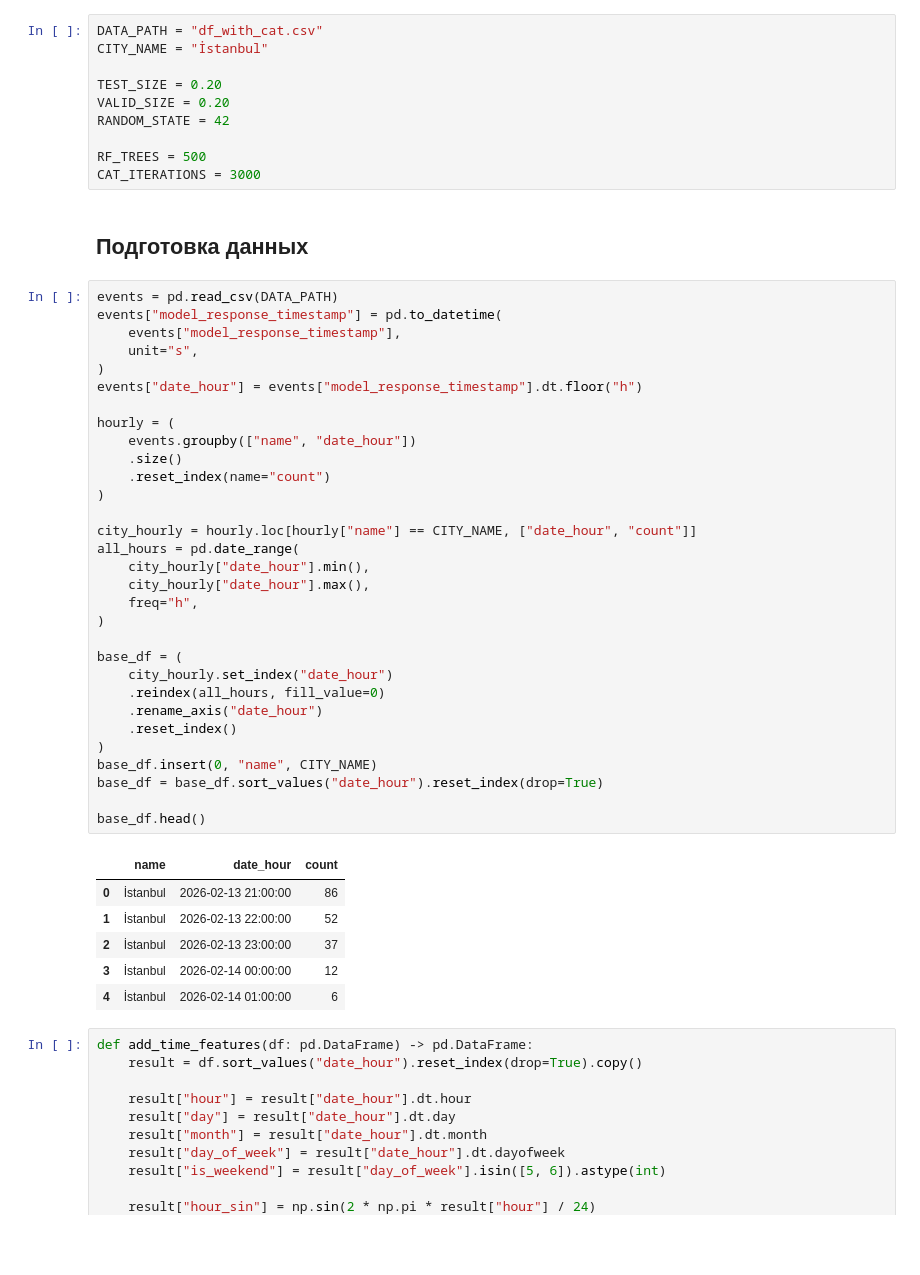
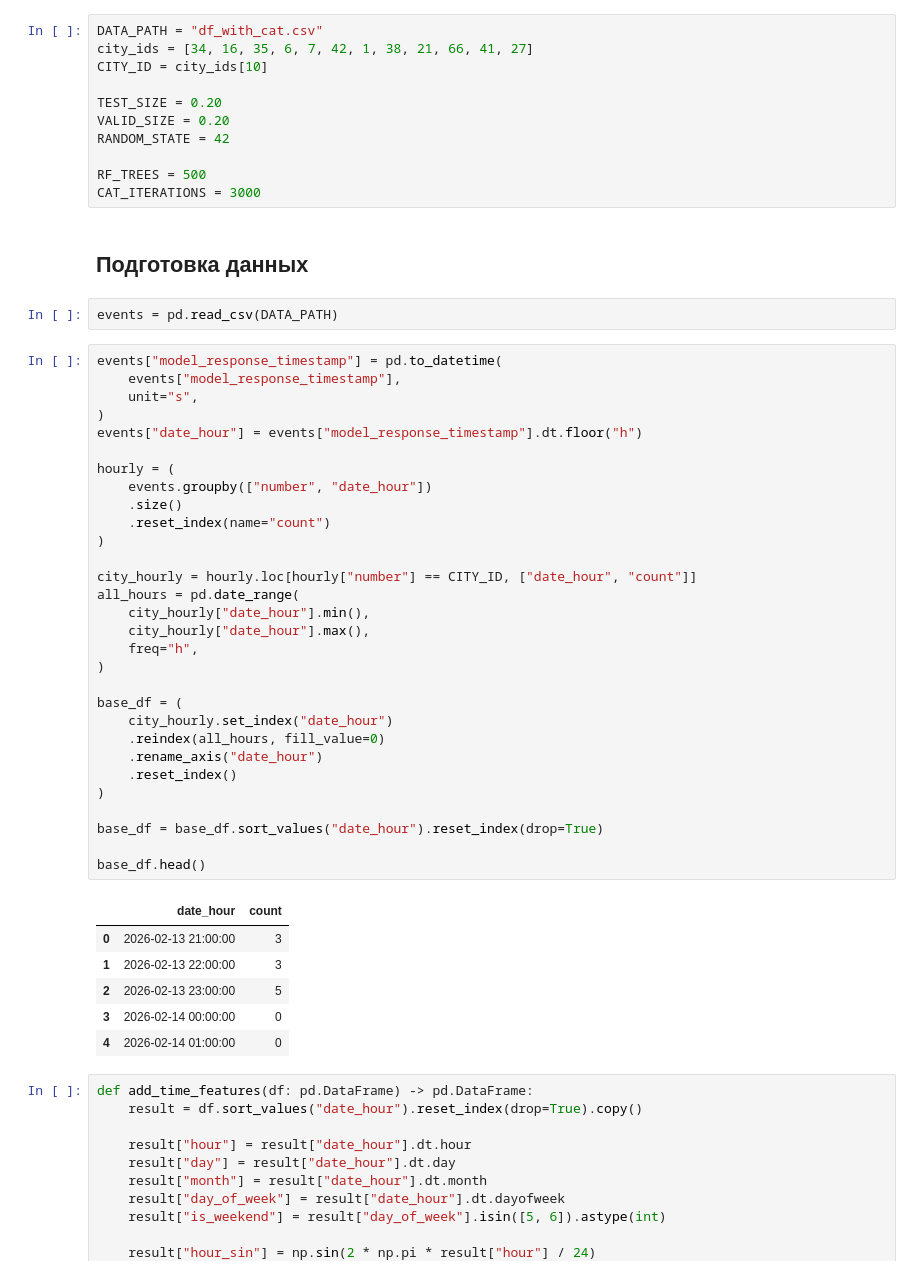
Before and after one commit to d1amp0/turkey-search-demand-map, a Jupyter notebook: ds/ml/category_models/predict_result.ipynb, the cells around one changed output. Drawn from its saved outputs; the diff is of its cells as text; blank space fills up the shorter version.

```diff
--- a/ds/ml/category_models/predict_result.ipynb
+++ b/ds/ml/category_models/predict_result.ipynb
@@ -30,7 +30,8 @@ plt.rcParams["axes.grid"] = True
 ## Настройки
 # %%
 DATA_PATH = "df_with_cat.csv"
-CITY_NAME = "İstanbul"
+city_ids = [34, 16, 35, 6, 7, 42, 1, 38, 21, 66, 41, 27]
+CITY_ID = city_ids[10]
 
 TEST_SIZE = 0.20
 VALID_SIZE = 0.20
@@ -40,44 +41,45 @@ RF_TREES = 500
 CAT_ITERATIONS = 3000
 # %% [markdown]
 ## Подготовка данных
+# %%
+events = pd.read_csv(DATA_PATH)
 # %%
-events = pd.read_csv(DATA_PATH)
 events["model_response_timestamp"] = pd.to_datetime(
     events["model_response_timestamp"],
     unit="s",
 )
 events["date_hour"] = events["model_response_timestamp"].dt.floor("h")
 
 hourly = (
-    events.groupby(["name", "date_hour"])
+    events.groupby(["number", "date_hour"])
     .size()
     .reset_index(name="count")
 )
 
-city_hourly = hourly.loc[hourly["name"] == CITY_NAME, ["date_hour", "count"]]
+city_hourly = hourly.loc[hourly["number"] == CITY_ID, ["date_hour", "count"]]
 all_hours = pd.date_range(
     city_hourly["date_hour"].min(),
     city_hourly["date_hour"].max(),
     freq="h",
 )
 
 base_df = (
     city_hourly.set_index("date_hour")
     .reindex(all_hours, fill_value=0)
     .rename_axis("date_hour")
     .reset_index()
 )
-base_df.insert(0, "name", CITY_NAME)
+
 base_df = base_df.sort_values("date_hour").reset_index(drop=True)
 
 base_df.head()
 # %% [output]
-|  | name | date_hour | count |
-| 0 | İstanbul | 2026-02-13 21:00:00 | 86 |
-| 1 | İstanbul | 2026-02-13 22:00:00 | 52 |
-| 2 | İstanbul | 2026-02-13 23:00:00 | 37 |
-| 3 | İstanbul | 2026-02-14 00:00:00 | 12 |
-| 4 | İstanbul | 2026-02-14 01:00:00 | 6 |
+|  | date_hour | count |
+| 0 | 2026-02-13 21:00:00 | 3 |
+| 1 | 2026-02-13 22:00:00 | 3 |
+| 2 | 2026-02-13 23:00:00 | 5 |
+| 3 | 2026-02-14 00:00:00 | 0 |
+| 4 | 2026-02-14 01:00:00 | 0 |
 # %%
 def add_time_features(df: pd.DataFrame) -> pd.DataFrame:
     result = df.sort_values("date_hour").reset_index(drop=True).copy()
```
Also changed, not shown: parts of 4 cells of this notebook, 2 other files.
